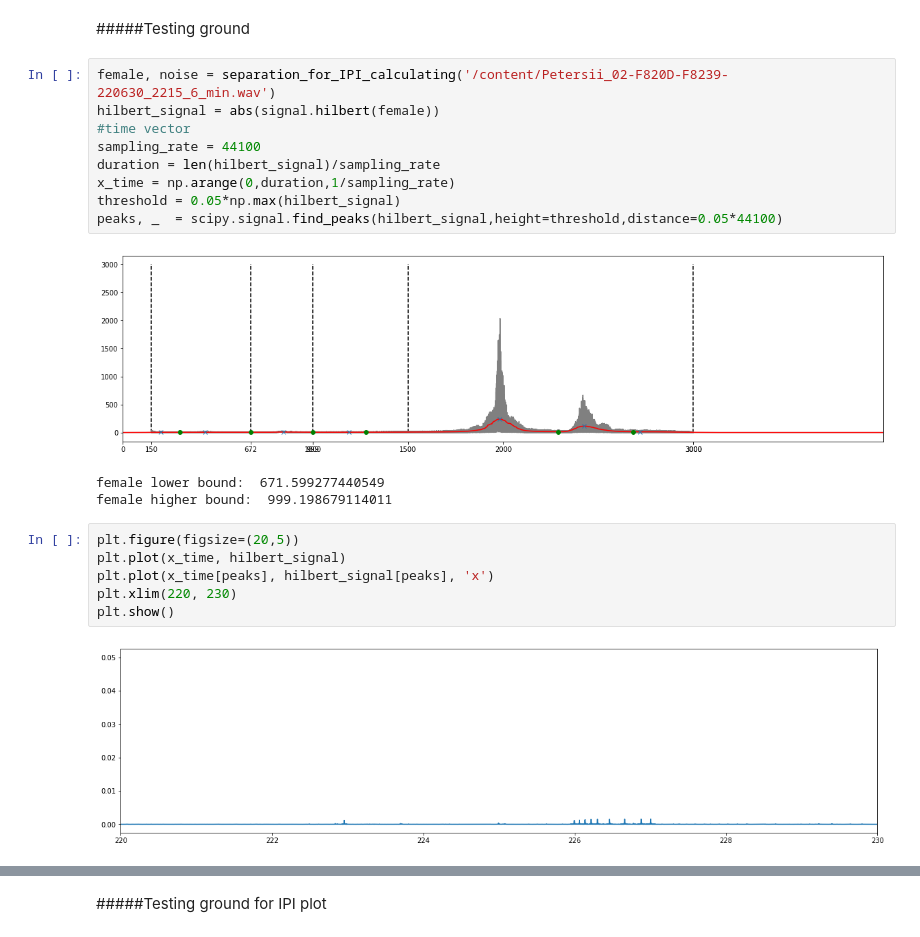
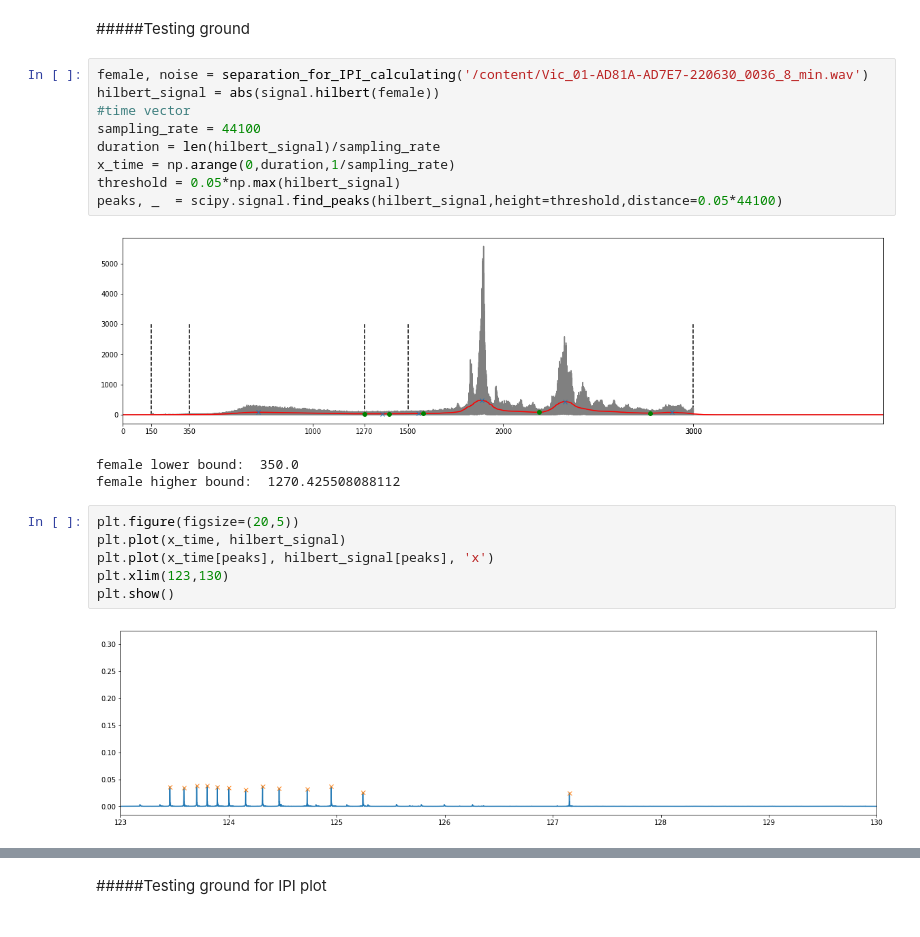
Before and after one commit to james-bole-pan/Xenopus_signal_processing, a Jupyter notebook: Side_Objective_IPI_pipeline.ipynb, the cells around one changed output, grey strips where cells are left out. Drawn from its saved outputs; the diff is of its cells as text.

```diff
--- a/Side_Objective_IPI_pipeline.ipynb
+++ b/Side_Objective_IPI_pipeline.ipynb
@@ -573,26 +574,26 @@ Mean:  0.20163090084518687 ; Median:  0.1922222222222274 ; STD:  0.0838932415691
 # %% [markdown]
 #####Testing ground
 # %%
-female, noise = separation_for_IPI_calculating('/content/Petersii_02-F820D-F8239-220630_2215_6_min.wav')
+female, noise = separation_for_IPI_calculating('/content/Vic_01-AD81A-AD7E7-220630_0036_8_min.wav')
 hilbert_signal = abs(signal.hilbert(female))
 #time vector
 sampling_rate = 44100
 duration = len(hilbert_signal)/sampling_rate
 x_time = np.arange(0,duration,1/sampling_rate)
 threshold = 0.05*np.max(hilbert_signal)
 peaks, _  = scipy.signal.find_peaks(hilbert_signal,height=threshold,distance=0.05*44100)
 # %% [output]
-[figure, old version]
+[figure, new version]
-female lower bound:  671.599277440549
-female higher bound:  999.198679114011
+female lower bound:  350.0
+female higher bound:  1270.425508088112
 # %%
 plt.figure(figsize=(20,5))
 plt.plot(x_time, hilbert_signal)
 plt.plot(x_time[peaks], hilbert_signal[peaks], 'x')
-plt.xlim(220, 230)
+plt.xlim(123,130)
 plt.show()
 # %% [output]
-[figure, old version]
+[figure, new version]
 # %%
 IPI_processed,mean,median,std = get_rapping_IPI_stats(peaks,x_time)
 print("Mean: ", mean,"; Median: ",median, "; STD: ", std)
```
Also changed, not shown: parts of 22 cells of this notebook.
